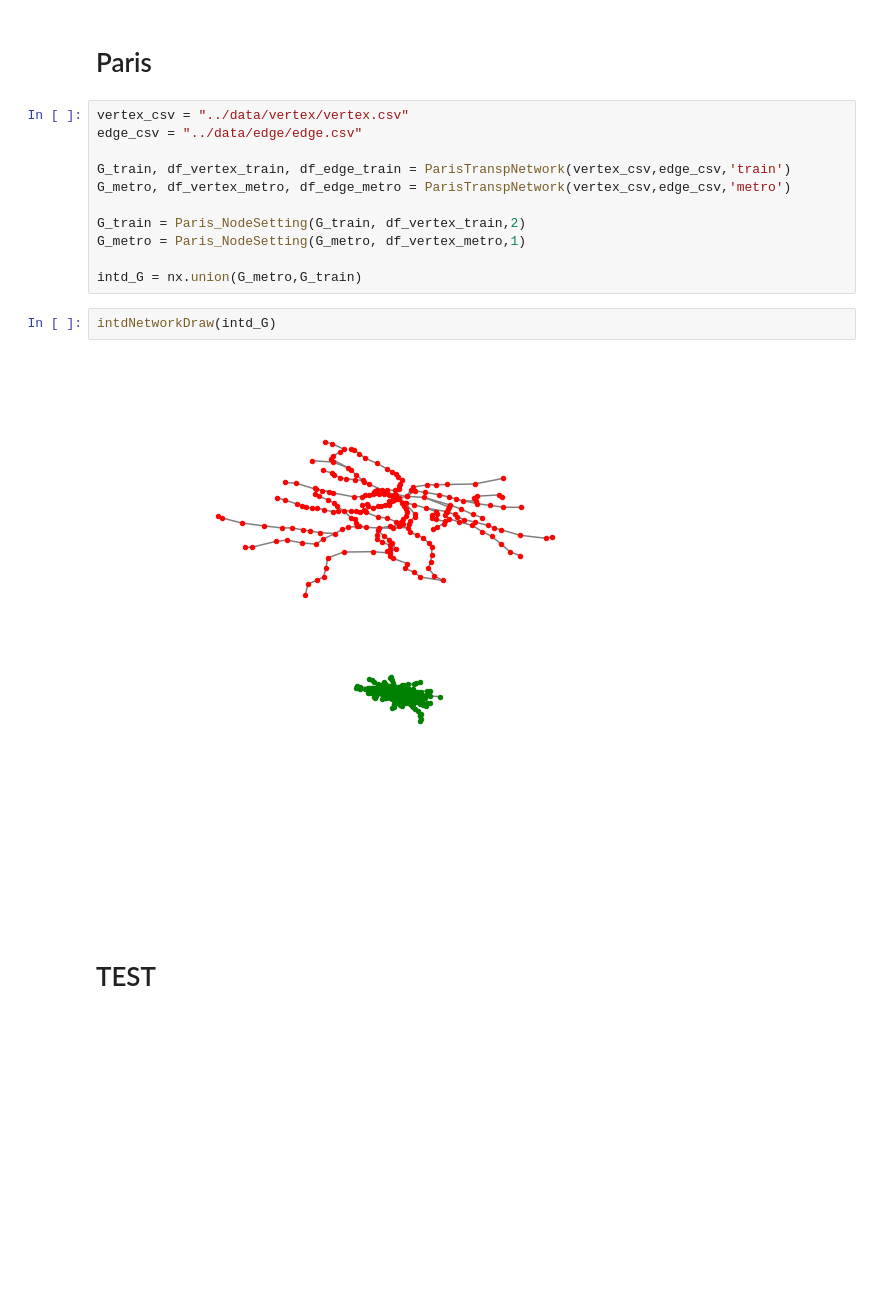
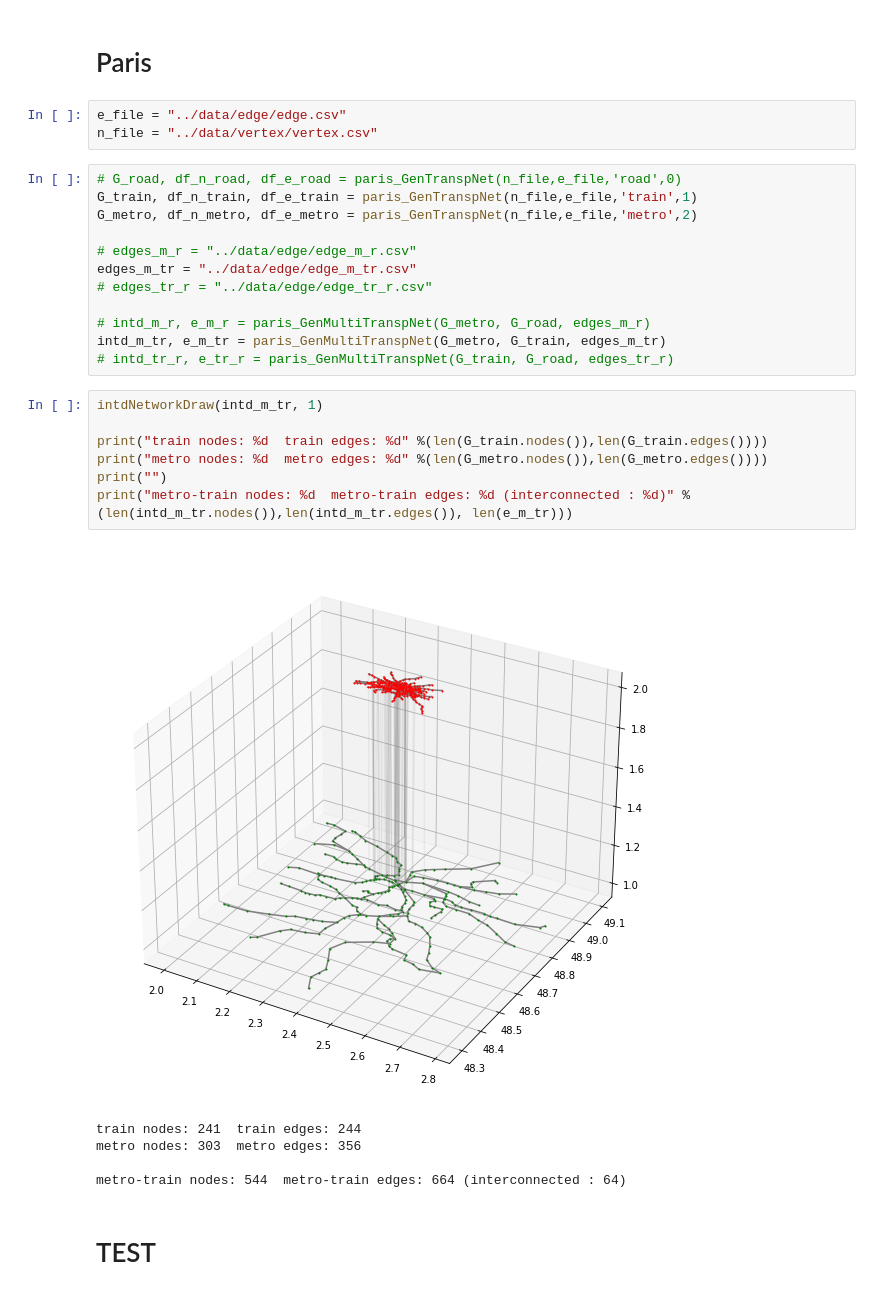
Before and after one commit to pbonazzi/network-cascade-failure, a Jupyter notebook: notebooks/experiments.ipynb, the cells around one changed output. Cells and saved outputs as stored; diff of their text form; blank space fills up the shorter version.

Commit message:
Paris Metro Train Connected Network

```diff
--- a/notebooks/experiments.ipynb
+++ b/notebooks/experiments.ipynb
@@ -81,21 +78,34 @@ plot_pinf([SFn2000g3, SFn2000g27, SFn2000g23], 4, ["SF, lamda=3", "SF, lamda=2.7
 [figure]
 # %% [markdown]
 # Paris
-# %%
-vertex_csv = "../data/vertex/vertex.csv"
-edge_csv = "../data/edge/edge.csv"
-
-G_train, df_vertex_train, df_edge_train = ParisTranspNetwork(vertex_csv,edge_csv,'train')
-G_metro, df_vertex_metro, df_edge_metro = ParisTranspNetwork(vertex_csv,edge_csv,'metro')
-
-G_train = Paris_NodeSetting(G_train, df_vertex_train,2)
-G_metro = Paris_NodeSetting(G_metro, df_vertex_metro,1)
-
-intd_G = nx.union(G_metro,G_train)
+# %%
+e_file = "../data/edge/edge.csv"
+n_file = "../data/vertex/vertex.csv"
+# %%
+# G_road, df_n_road, df_e_road = paris_GenTranspNet(n_file,e_file,'road',0)
+G_train, df_n_train, df_e_train = paris_GenTranspNet(n_file,e_file,'train',1)
+G_metro, df_n_metro, df_e_metro = paris_GenTranspNet(n_file,e_file,'metro',2)
+
+# edges_m_r = "../data/edge/edge_m_r.csv"
+edges_m_tr = "../data/edge/edge_m_tr.csv"
+# edges_tr_r = "../data/edge/edge_tr_r.csv"
+
+# intd_m_r, e_m_r = paris_GenMultiTranspNet(G_metro, G_road, edges_m_r)
+intd_m_tr, e_m_tr = paris_GenMultiTranspNet(G_metro, G_train, edges_m_tr)
+# intd_tr_r, e_tr_r = paris_GenMultiTranspNet(G_train, G_road, edges_tr_r)
 # %%
-intdNetworkDraw(intd_G)
+intdNetworkDraw(intd_m_tr, 1)
+
+print("train nodes: %d  train edges: %d" %(len(G_train.nodes()),len(G_train.edges())))
+print("metro nodes: %d  metro edges: %d" %(len(G_metro.nodes()),len(G_metro.edges())))
+print("")
+print("metro-train nodes: %d  metro-train edges: %d (interconnected : %d)" %(len(intd_m_tr.nodes()),len(intd_m_tr.edges()), len(e_m_tr)))
 # %% [output]
-[figure, old version]
+[figure, new version]
+train nodes: 241  train edges: 244
+metro nodes: 303  metro edges: 356
+
+metro-train nodes: 544  metro-train edges: 664 (interconnected : 64)
 # %% [markdown]
 # TEST
 # %% [markdown]
```
Also changed, not shown: parts of 1 cell of this notebook, 15 other files.
